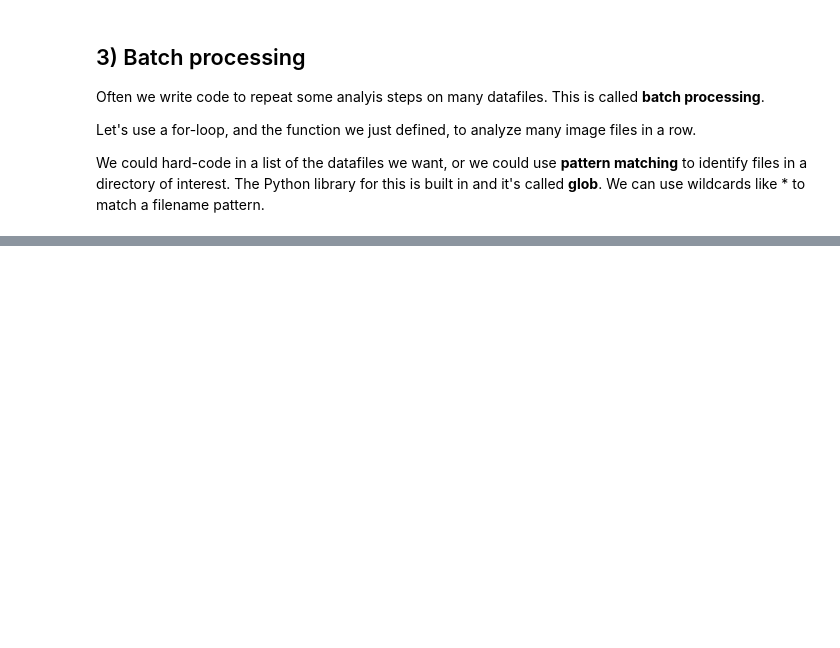
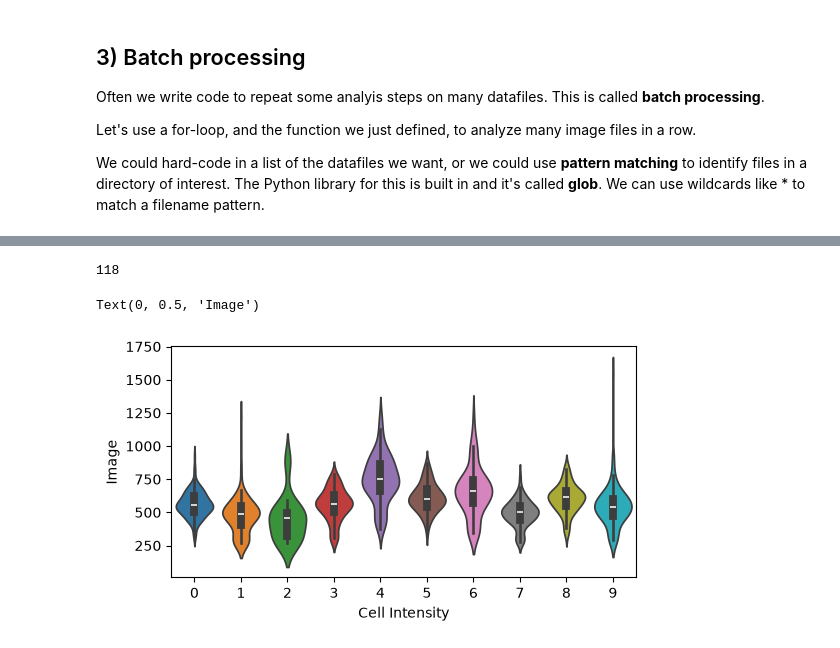
Before and after one commit to HeroHTML5/ABIO558-Ad, a Jupyter notebook: miniproject_3_blank.ipynb, the cells around one changed output, grey strips where cells are left out. Cells and saved outputs as stored; diff of their text form; code cells hidden in the pictures; blank space fills up the shorter version.

```diff
--- a/miniproject_3_blank.ipynb
+++ b/miniproject_3_blank.ipynb
@@ -273,0 +314,12 @@ We could hard-code in a list of the datafiles we want, or we could use **pattern
+# %%
+len(areas[3])
+# %% [output]
+118
+# %%
+fh, ax = plt.subplots(1, 1, figsize=(6, 3))
+sns.violinplot(intensities, ax=ax)
+ax.set_xlabel('Cell Intensity')
+ax.set_ylabel('Image')
+# %% [output]
+Text(0, 0.5, 'Image')
+[figure, added]
```
Also changed, not shown: parts of 4 cells of this notebook.
